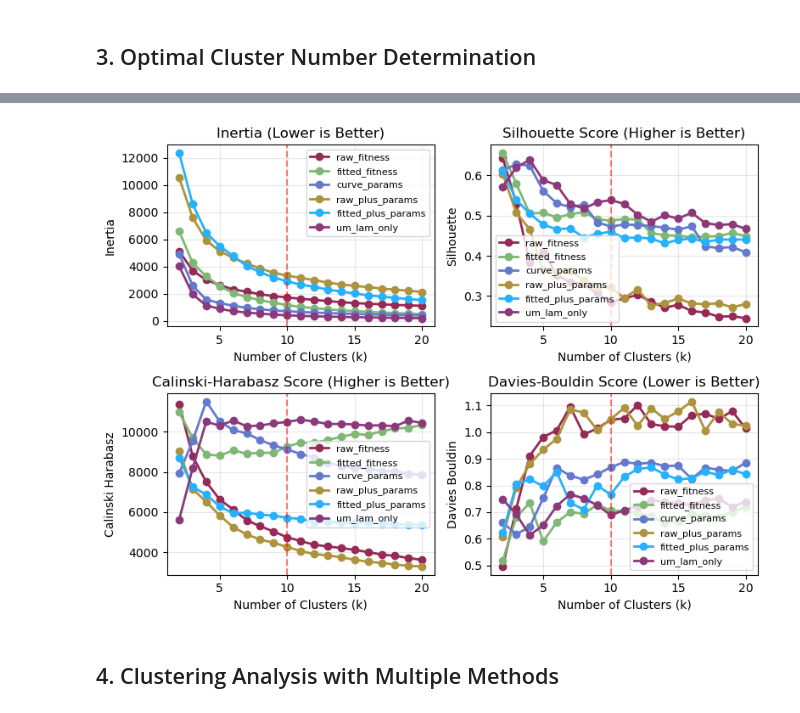
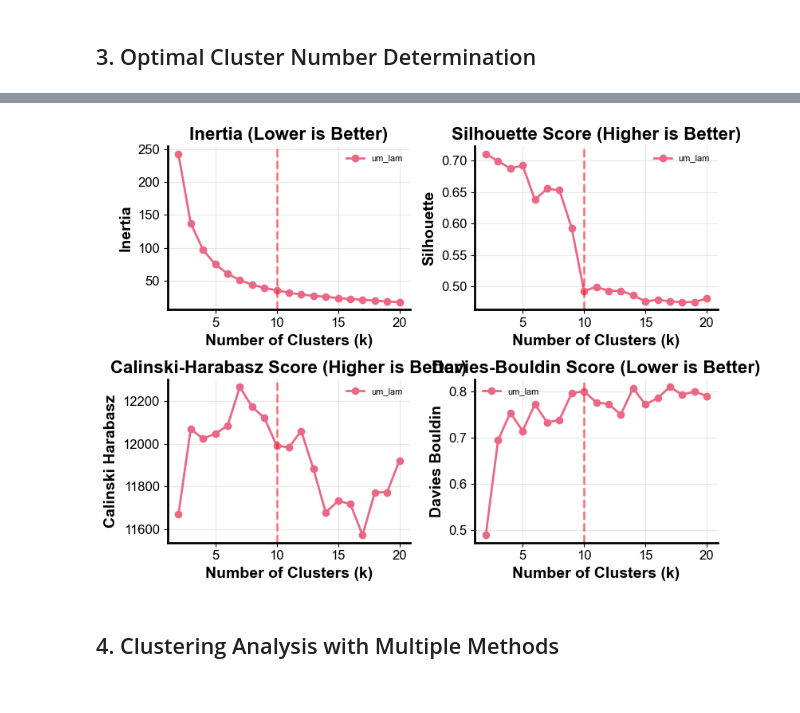
Before and after one commit to DIT-HAP/DIT_HAP_pipeline, a Jupyter notebook: workflow/notebooks/gene_level_clustering.ipynb, the cells around one changed output, grey strips where cells are left out. Cells and saved outputs as stored; diff of their text form; code cells hidden in the pictures.

Commit message:
gene clustering and enrichment analysis

```diff
--- a/workflow/notebooks/gene_level_clustering.ipynb
+++ b/workflow/notebooks/gene_level_clustering.ipynb
@@ -137,10 +299,12 @@ def load_and_explore_data(file_path: str) -> pd.DataFrame:
     return df
 
 # Load the data
-# data_file = "/data/c/yangyusheng_optimized/DIT_HAP_pipeline/tmp/curve_fitting_test/L2_reg2.tsv"
 data_file = "../../results/HD_DIT_HAP/18_gene_level_curve_fitting/Gene_level_statistics_fitted.tsv"
 df = load_and_explore_data(data_file)
 
-output_folder = Path("/data/c/yangyusheng_optimized/DIT_HAP_pipeline/tmp/curve_fitting_test/gene_level_clustering")
+verified_essentiality = pd.read_excel("/data/c/yangyusheng_optimized/DIT_HAP_pipeline/resources/verfication_results_summary.xlsx", index_col=0).dropna(subset=["Verified essentiality"])["Verified essentiality"].to_dict()
+df.insert(3, "RevisedDeletion_essentiality", df["DeletionLibrary_essentiality"].map(lambda x: verified_essentiality[x] if x in verified_essentiality else x))
+
+output_folder = Path("/data/c/yangyusheng_optimized/DIT_HAP_pipeline/results/HD_DIT_HAP/20_gene_level_clustering")
 output_folder.mkdir(parents=True, exist_ok=True)
 # %% [output]
@@ -343,0 +383,14 @@ um_lam_only: 4519 genes, 2 features
+# %%
+# std_scaler = StandardScaler()
+# robust_scaler = RobustScaler(quantile_range=(0.25, 0.75), unit_variance=True)
+
+data = df[["um", "lam"]].copy()
+data["um"] = data["um"].apply(lambda x: x if x < 1.3 else 1.3)
+data["lam"] = data["lam"].apply(lambda x: x/10)
+data = data.values
+scaled_data = data
+
+# scaled_data = std_scaler.fit_transform(data)
+# scaled_data = robust_scaler.fit_transform(data)
+
+scaled_data.shape
@@ -423,8 +488,7 @@ def plot_cluster_metrics(all_metrics: Dict[str, Dict[str, List[float]]]) -> None
 
 # Evaluate cluster numbers for all datasets
 all_metrics = {}
-for dataset_name, data in datasets_std.items():
-    all_metrics[dataset_name] = evaluate_cluster_numbers(data, dataset_name)
+all_metrics["um_lam"] = evaluate_cluster_numbers(data, "um_lam")
 
 # Plot metrics
 plot_cluster_metrics(all_metrics)
@@ -438,3 +497,3 @@ plot_cluster_metrics(all_metrics)
-[figure, old version]
+[figure, new version]
 # %% [markdown]
 ## 4. Clustering Analysis with Multiple Methods
```
Also changed, not shown: parts of 47 cells of this notebook, 26 other files.
